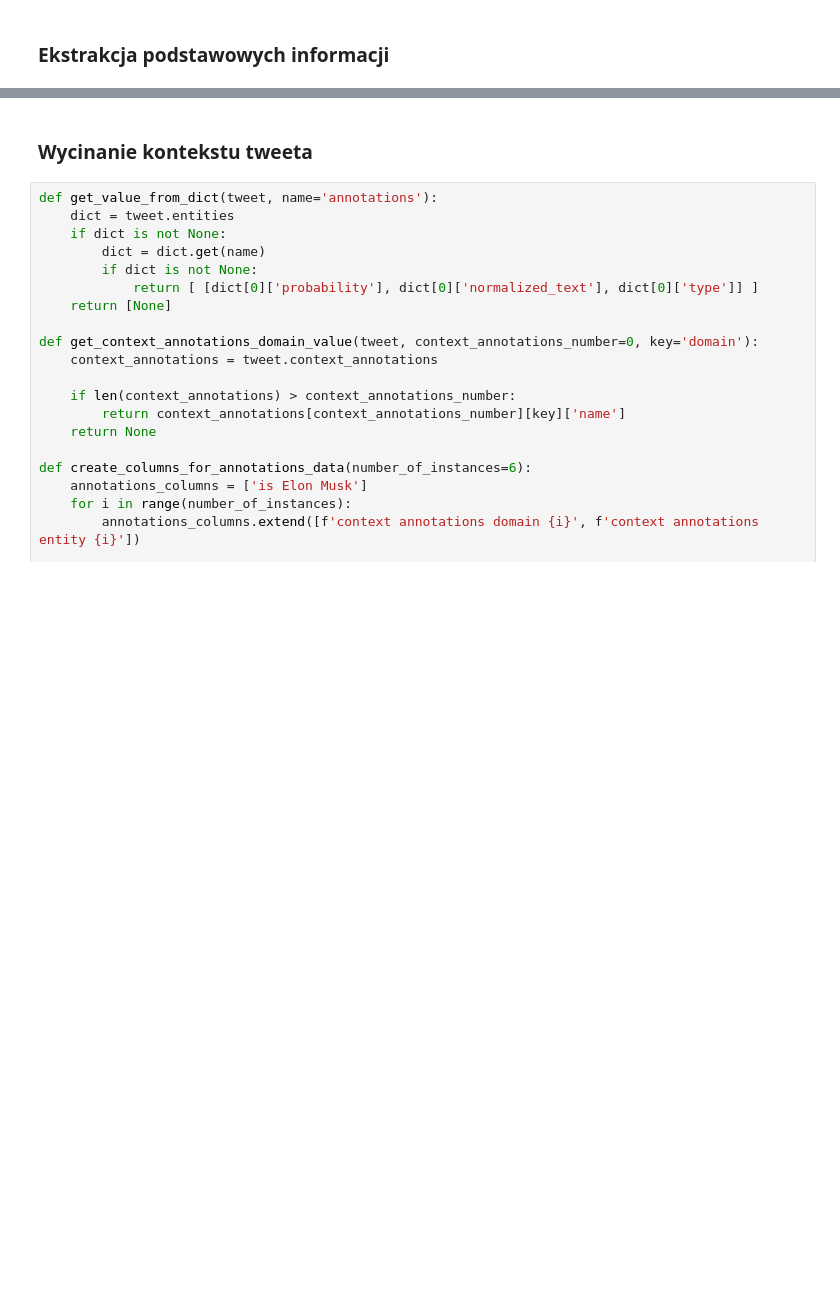
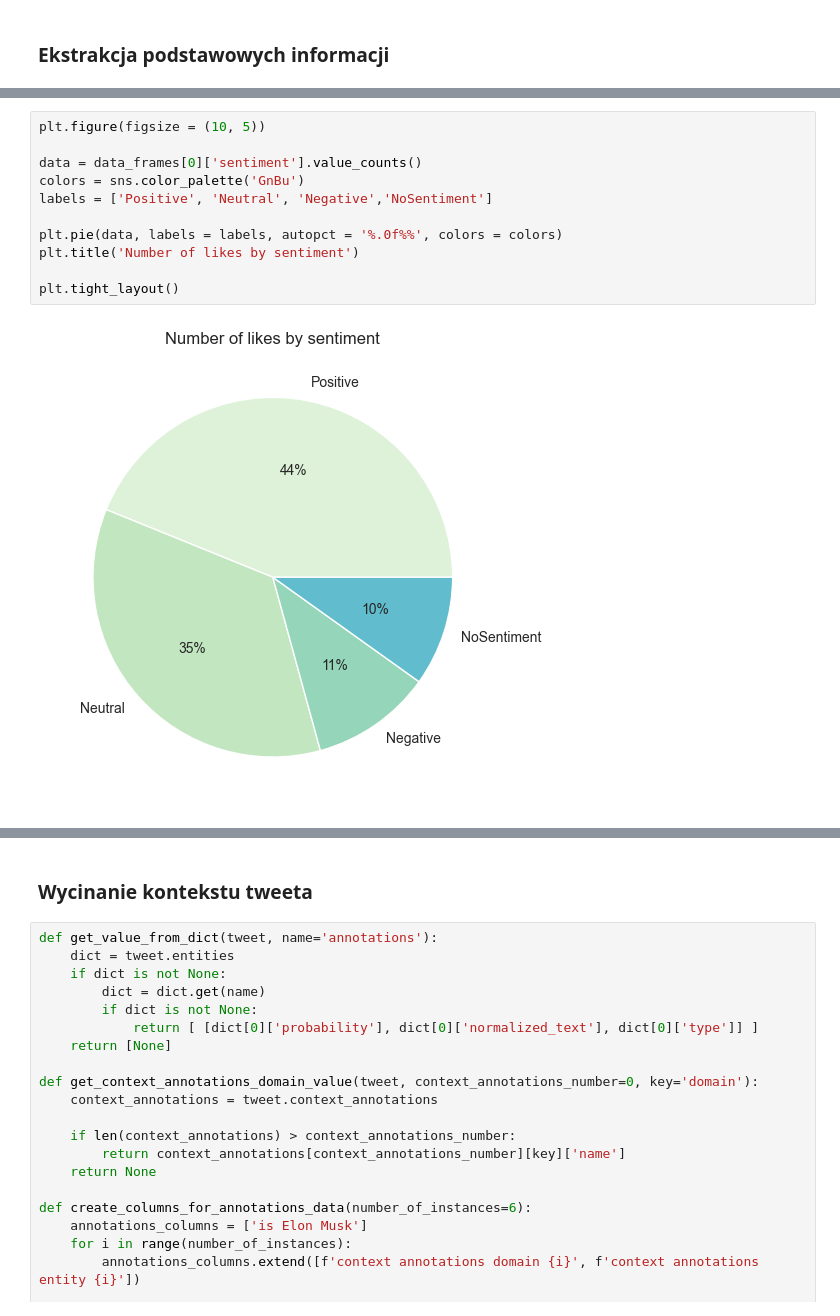
Before and after one commit to Wiktor-99/MAED, a Jupyter notebook: tweets_pd_frames.ipynb, the cells around one changed output, grey strips where cells are left out. Cells and saved outputs as stored; diff of their text form; blank space fills up the shorter version.

```diff
--- a/tweets_pd_frames.ipynb
+++ b/tweets_pd_frames.ipynb
@@ -153,0 +272,13 @@ data_frames[0].head(3200)
+# %%
+plt.figure(figsize = (10, 5))
+
+data = data_frames[0]['sentiment'].value_counts()
+colors = sns.color_palette('GnBu')
+labels = ['Positive', 'Neutral', 'Negative','NoSentiment']
+
+plt.pie(data, labels = labels, autopct = '%.0f%%', colors = colors)
+plt.title('Number of likes by sentiment')
+
+plt.tight_layout()
+# %% [output]
+[figure, added]
```
Also changed, not shown: parts of 13 cells of this notebook, 1 other file.
